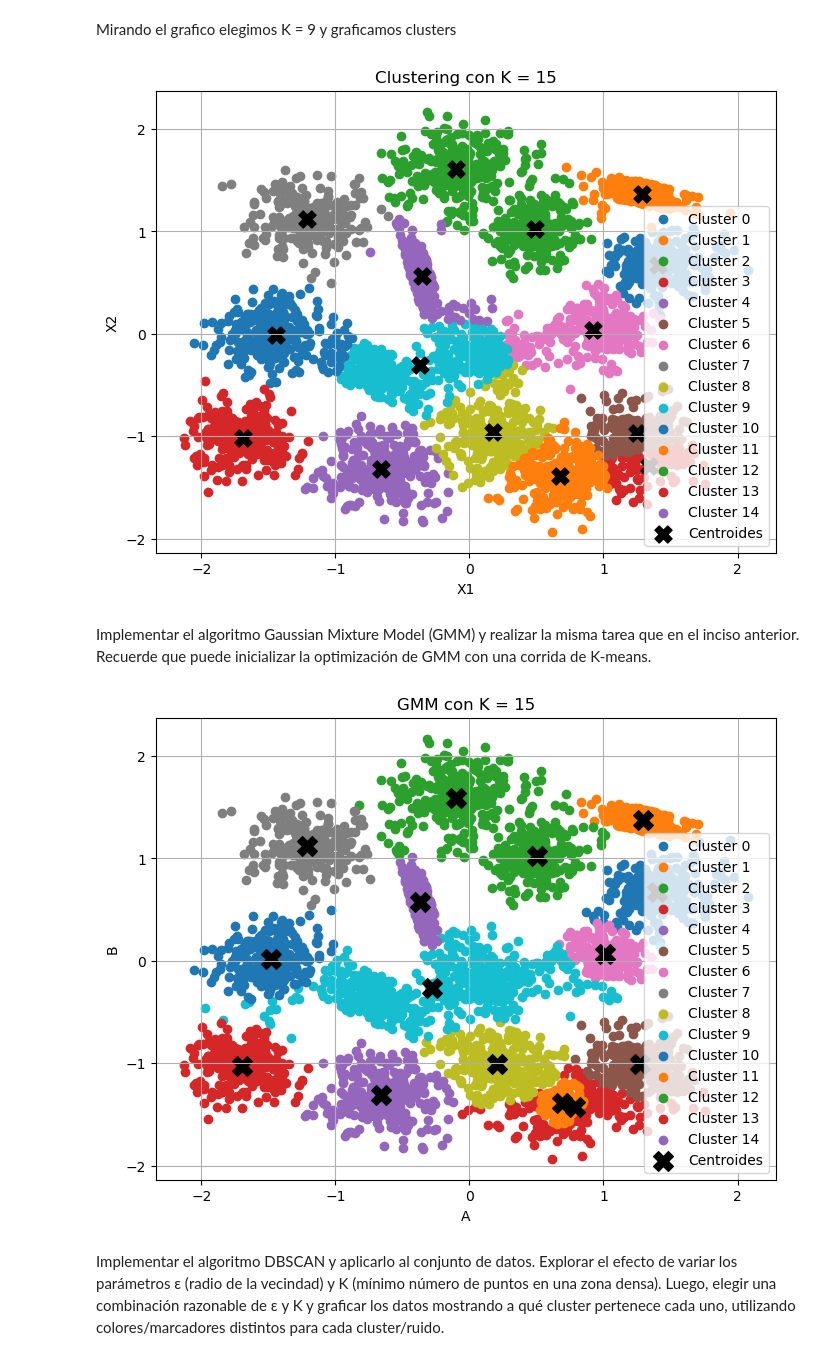
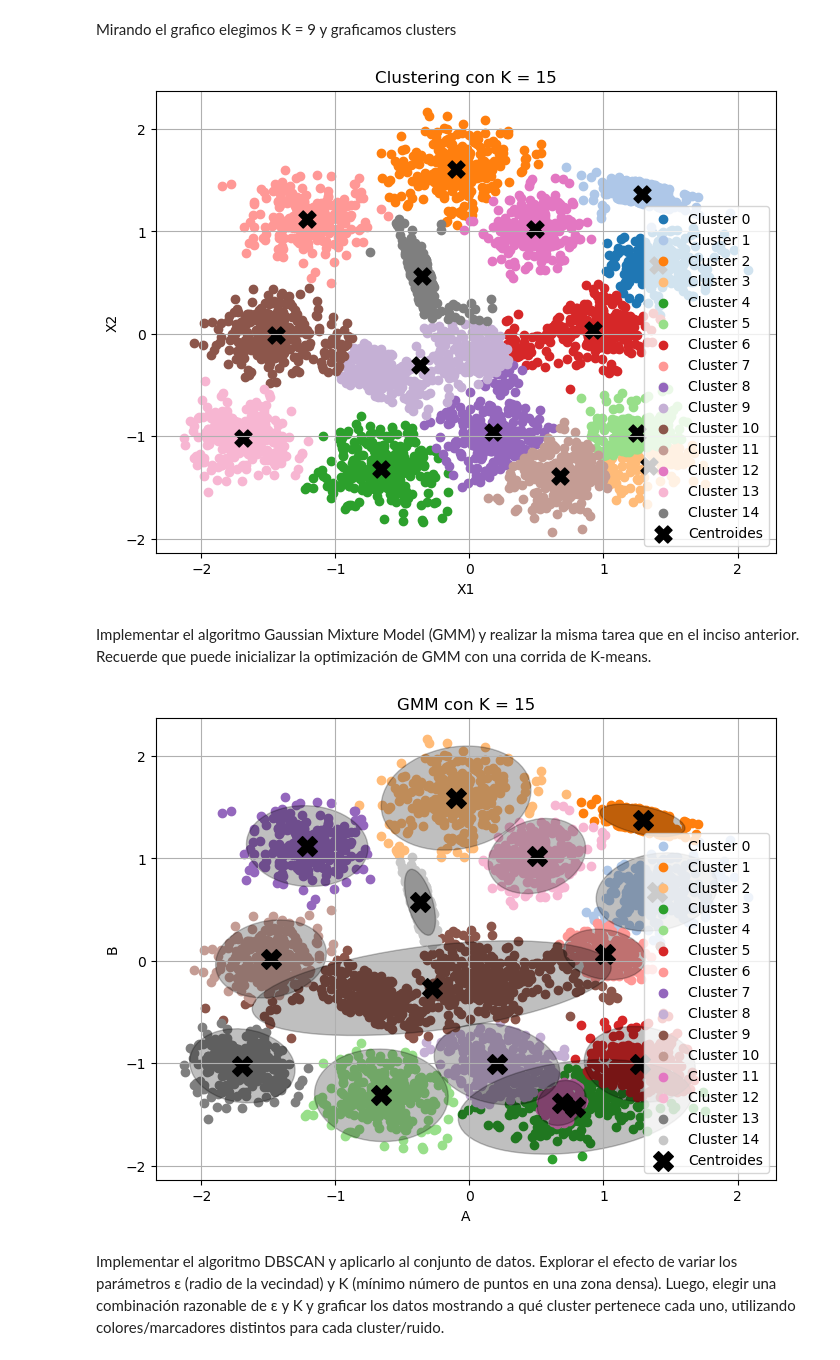
Before and after one commit to mattemusacchio/ML, a Jupyter notebook: Musacchio_Matteo_TP4/Musacchio_Matteo_Notebook_TP4.ipynb, the cells around one changed output. Drawn from its saved outputs; the diff is of its cells as text; code cells hidden in the pictures.

```diff
--- a/Musacchio_Matteo_TP4/Musacchio_Matteo_Notebook_TP4.ipynb
+++ b/Musacchio_Matteo_TP4/Musacchio_Matteo_Notebook_TP4.ipynb
@@ -52,12 +52,13 @@ Mirando el grafico elegimos K = 9 y graficamos clusters
 # %%
 K_optimo = 15
 labels, centroids, _ = kmeans(X, K_optimo)
+colors = plt.colormaps.get_cmap("tab20")
 
 # Graficar clusters y centroides
 plt.figure(figsize=(8, 6))
 for k in range(K_optimo):
     cluster_points = X[labels == k]
-    plt.scatter(cluster_points[:, 0], cluster_points[:, 1], label=f'Cluster {k}')
+    plt.scatter(cluster_points[:, 0], cluster_points[:, 1],color=colors(k%20), label=f'Cluster {k}')
 plt.scatter(centroids[:, 0], centroids[:, 1], c='black', s=150, marker='X', label='Centroides')
 plt.title(f'Clustering con K = {K_optimo}')
 plt.xlabel('X1')
@@ -66,26 +67,47 @@ plt.legend()
 plt.grid(True)
 plt.show()
 # %% [output]
-[figure, old version]
+[figure, new version]
 # %% [markdown]
 Implementar el algoritmo Gaussian Mixture Model (GMM) y realizar la misma tarea que en el inciso anterior. Recuerde que puede inicializar la optimización de GMM con una corrida de K-means.
 # %%
 K_opt = 15
-labels, means, _ = gmm(X, K_opt)
+labels, means, covariances = gmm(X, K_opt)
+colors = plt.colormaps.get_cmap("tab20")
+
+def plot_gmm_ellipses(means, covariances, ax):
+    for mean, cov in zip(means, covariances):
+        # Calcular los valores propios y vectores propios de la covarianza
+        eigvals, eigvecs = np.linalg.eigh(cov)
+        # Calcular el ángulo de rotación
+        angle = np.degrees(np.arctan2(eigvecs[1, 0], eigvecs[0, 0]))
+        # Calcular las longitudes de los semi-ejes
+        width, height = 2 * np.sqrt(5.991 * eigvals)  # 5.991 es el valor crítico para el 95% de confianza
+        # Dibujar la elipse
+        ellipse = plt.matplotlib.patches.Ellipse(mean, width, height, angle=angle, color='black', alpha=0.25)
+        ax.add_patch(ellipse)
 
 plt.figure(figsize=(8, 6))
+ax = plt.gca()
+
 for i in range(K_opt):
     points = X[labels == i]
-    plt.scatter(points[:, 0], points[:, 1], label=f"Cluster {i}")
+    plt.scatter(points[:, 0], points[:, 1],color=colors((i%20)+1), label=f"Cluster {i}")
+
+# Graficar centroides
 plt.scatter(means[:, 0], means[:, 1], color='black', marker='X', s=200, label='Centroides')
+
+# Graficar elipses de GMM
+plot_gmm_ellipses(means, covariances, ax)
+
 plt.title(f"GMM con K = {K_opt}")
 plt.xlabel("A")
 plt.ylabel("B")
 plt.legend()
 plt.grid(True)
 plt.show()
 # %% [output]
-[figure, old version]
+[figure, new version]
 # %% [markdown]
 Implementar el algoritmo DBSCAN y aplicarlo al conjunto de datos. Explorar el efecto de variar los parámetros ε (radio de la vecindad) y K (mínimo número de puntos en una zona densa). Luego, elegir una combinación razonable de ε y K y graficar los datos
 mostrando a qué cluster pertenece cada uno, utilizando colores/marcadores distintos para cada cluster/ruido.
```
Also changed, not shown: parts of 3 cells of this notebook, 4 other files.
